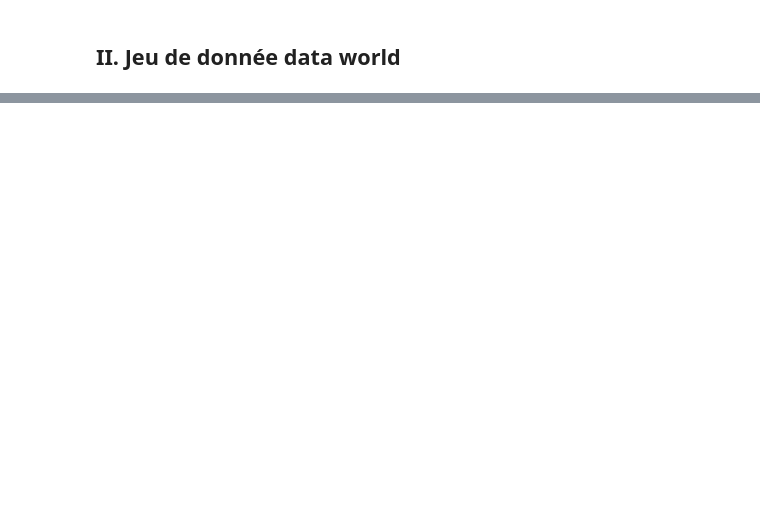
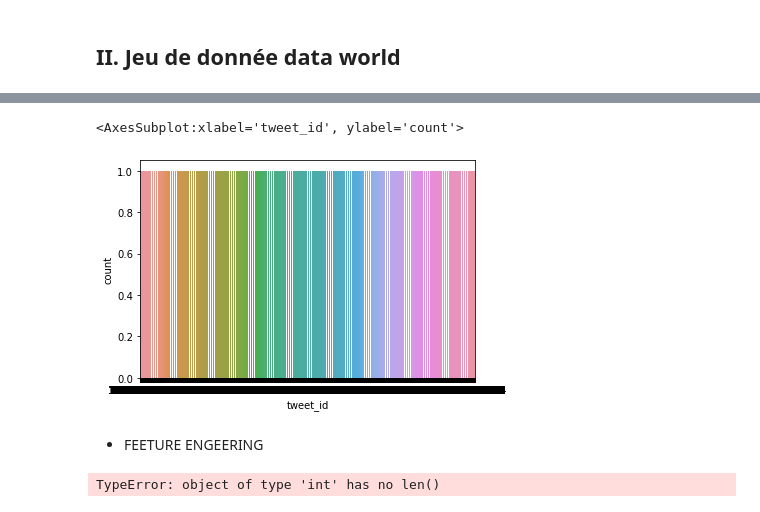
Before and after one commit to AyoubHaddou/app_feeling_dashboard_NLP, a Jupyter notebook: sklearn_coach_exploration.ipynb, the cells around one changed output, grey strips where cells are left out. Saved outputs shown, nothing was run; the diff lists cells and outputs as text; code cells hidden in the pictures; blank space fills up the shorter version.

```diff
--- a/sklearn_coach_exploration.ipynb
+++ b/sklearn_coach_exploration.ipynb
@@ -80,0 +238,11 @@ df .describe()
+# %%
+sns.countplot('tweet_id', data=df2)
+# %% [output]
+<AxesSubplot:xlabel='tweet_id', ylabel='count'>
+[figure, added]
+# %% [markdown]
+* FEETURE ENGEERING
+# %%
+df2['lenght'] = df2['tweet_id'].apply(len)
+# %% [output]
+TypeError: object of type 'int' has no len()
```
Also changed, not shown: parts of 39 cells of this notebook, 1 other file.
